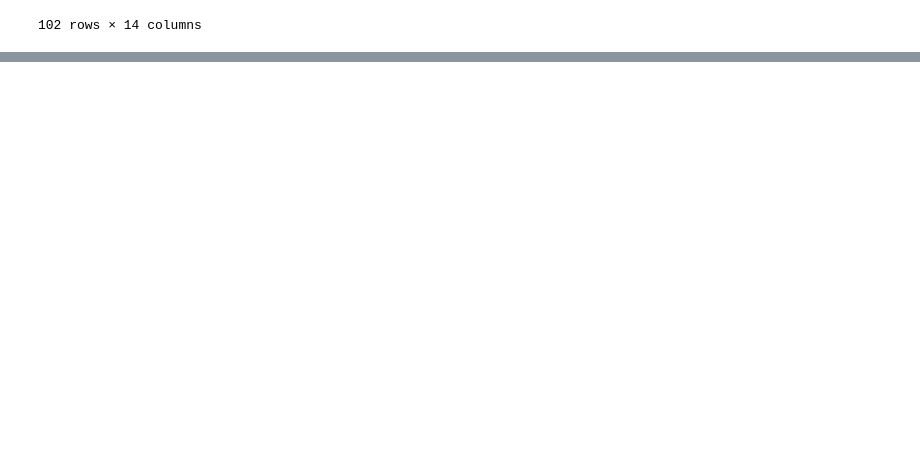
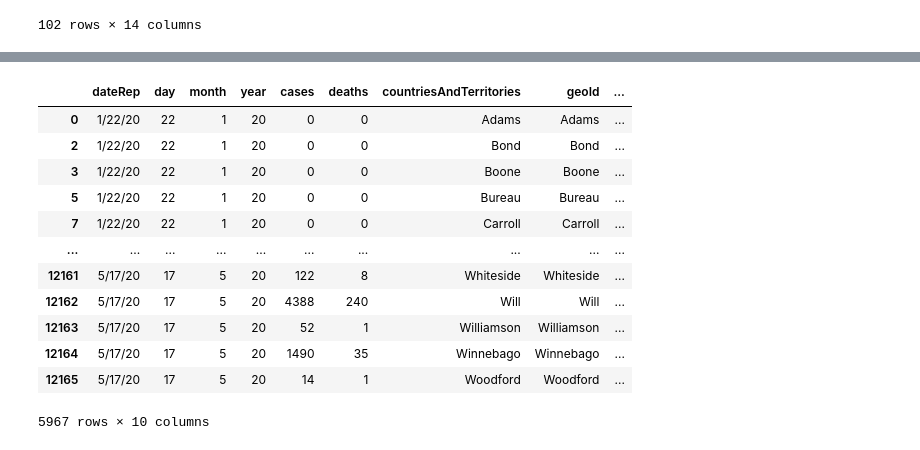
Before and after one commit to uc-cdis/covid19model, a Jupyter notebook: Python/notebooks/scratchSpace.ipynb, the cells around one changed output, grey strips where cells are left out. Saved outputs shown, nothing was run; the diff lists cells and outputs as text; code cells hidden in the pictures; blank space fills up the shorter version.

Commit message:
drop counties with insufficient data

```diff
--- a/Python/notebooks/scratchSpace.ipynb
+++ b/Python/notebooks/scratchSpace.ipynb
@@ -1072,3 +1072,6 @@ ILInputIFR
 # %%
 # save this
 ILInputIFR.to_csv("ILWeightedFatalityInput.csv")
+# %%
+exp = df.copy()
+exp
@@ -1074,0 +1092,6 @@ ILInputIFR.to_csv("ILWeightedFatalityInput.csv")
+# %%
+# drop counties with fewer than 10 deaths or 5 cases
+
+# df.groupby(["id", "year"])["value"].sum()
+tmp1 = exp.groupby(["countryterritoryCode"])[["cases", "deaths"]].sum()
+tmp1
@@ -1074,0 +1113,3 @@ ILInputIFR.to_csv("ILWeightedFatalityInput.csv")
+# %%
+tmp2 = tmp1.loc[(tmp1["cases"] < 5) | (tmp1["deaths"] < 10)]
+tmp2
@@ -1074,0 +1135,3 @@ ILInputIFR.to_csv("ILWeightedFatalityInput.csv")
+# %%
+dropThese = list(tmp2.index)
+dropThese
@@ -1074,0 +1172,18 @@ ILInputIFR.to_csv("ILWeightedFatalityInput.csv")
+# %%
+# df = df.drop(df[df.score < 50].index)
+tmp3 = exp.drop(exp[exp["countryterritoryCode"].isin(dropThese)].index)
+tmp3
+# %% [output]
+|  | dateRep | day | month | year | cases | deaths | countriesAndTerritories | geoId | ... |
+| 0 | 1/22/20 | 22 | 1 | 20 | 0 | 0 | Adams | Adams | ... |
+| 2 | 1/22/20 | 22 | 1 | 20 | 0 | 0 | Bond | Bond | ... |
+| 3 | 1/22/20 | 22 | 1 | 20 | 0 | 0 | Boone | Boone | ... |
+| 5 | 1/22/20 | 22 | 1 | 20 | 0 | 0 | Bureau | Bureau | ... |
+| 7 | 1/22/20 | 22 | 1 | 20 | 0 | 0 | Carroll | Carroll | ... |
+| ... | ... | ... | ... | ... | ... | ... | ... | ... | ... |
+| 12161 | 5/17/20 | 17 | 5 | 20 | 122 | 8 | Whiteside | Whiteside | ... |
+| 12162 | 5/17/20 | 17 | 5 | 20 | 4388 | 240 | Will | Will | ... |
+| 12163 | 5/17/20 | 17 | 5 | 20 | 52 | 1 | Williamson | Williamson | ... |
+| 12164 | 5/17/20 | 17 | 5 | 20 | 1490 | 35 | Winnebago | Winnebago | ... |
+| 12165 | 5/17/20 | 17 | 5 | 20 | 14 | 1 | Woodford | Woodford | ... |
+5967 rows × 10 columns
```
Also changed, not shown: parts of 7 cells of this notebook, 2 other files.
